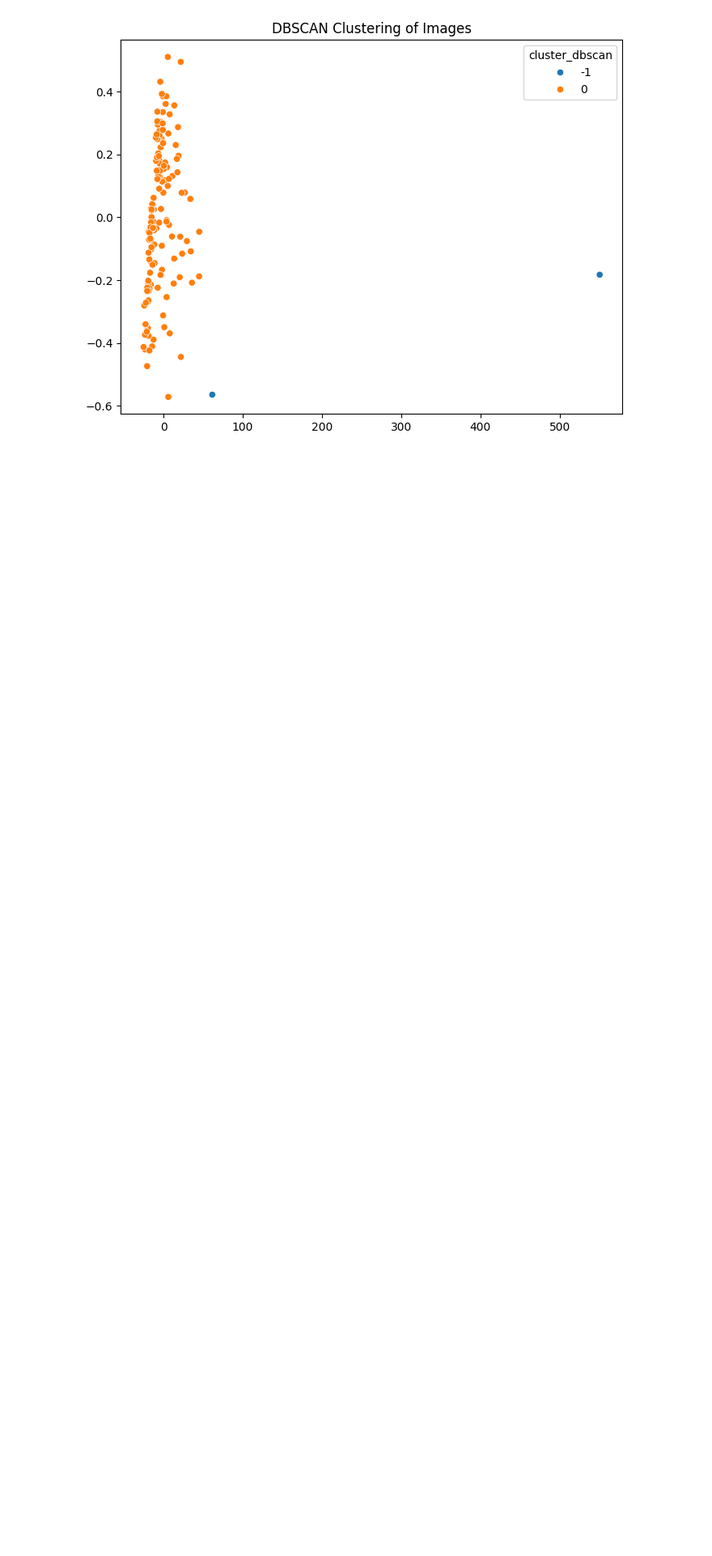
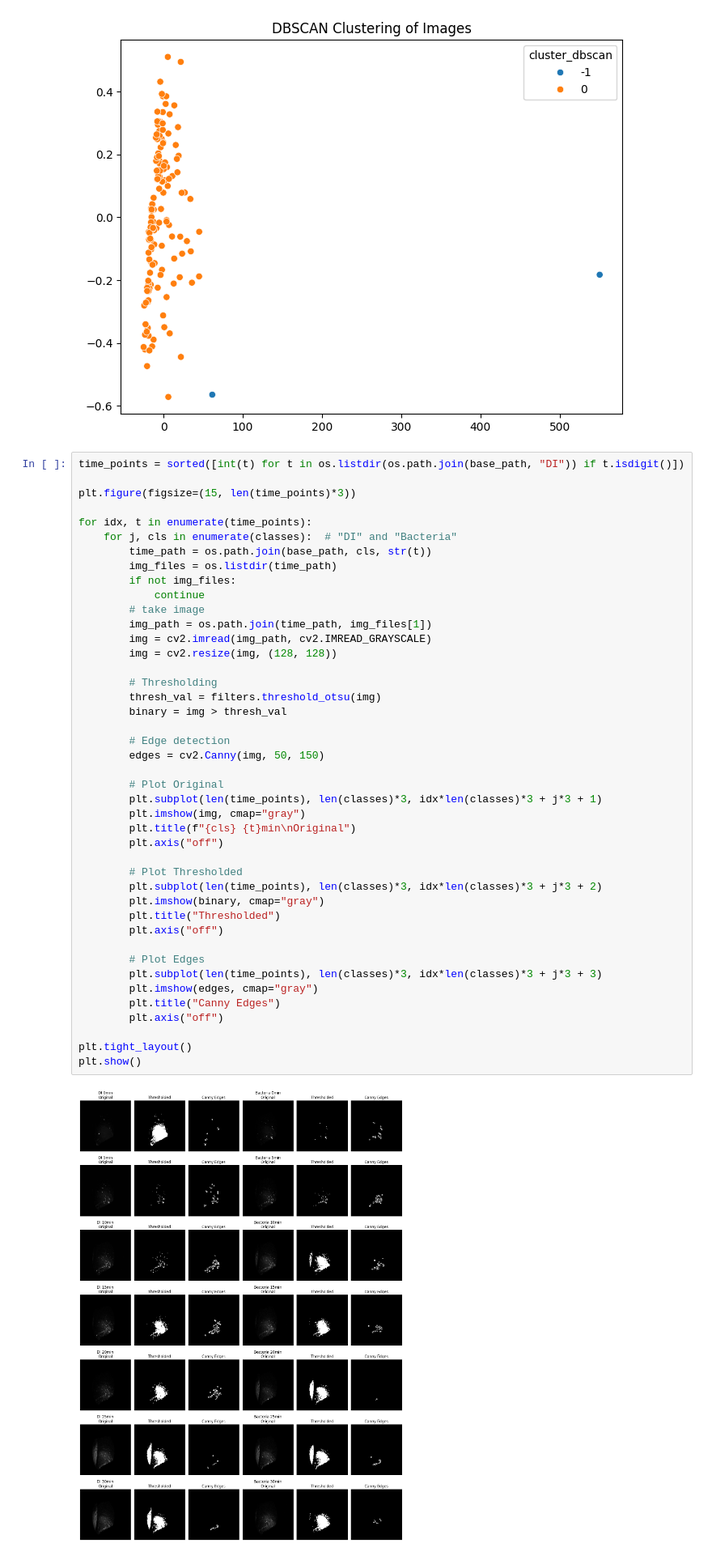
Before and after one commit to Aman-k-s/Meat-Spoilage-Detection, a Jupyter notebook: try.ipynb, the cells around one changed output. Shown at 81% size. Saved outputs shown, nothing was run; the diff lists cells and outputs as text; blank space fills up the shorter version.

Commit message:
thresholded and canny edges updated

```diff
--- a/try.ipynb
+++ b/try.ipynb
@@ -187,3 +187,48 @@ plt.show()
 # %% [output]
 [figure]
 [figure]
+# %%
+time_points = sorted([int(t) for t in os.listdir(os.path.join(base_path, "DI")) if t.isdigit()])
+
+plt.figure(figsize=(15, len(time_points)*3))
+
+for idx, t in enumerate(time_points):
+    for j, cls in enumerate(classes):  # "DI" and "Bacteria"
+        time_path = os.path.join(base_path, cls, str(t))
+        img_files = os.listdir(time_path)
+        if not img_files:
+            continue
+        # take image
+        img_path = os.path.join(time_path, img_files[1])
+        img = cv2.imread(img_path, cv2.IMREAD_GRAYSCALE)
+        img = cv2.resize(img, (128, 128))
+
+        # Thresholding
+        thresh_val = filters.threshold_otsu(img)
+        binary = img > thresh_val
+
+        # Edge detection
+        edges = cv2.Canny(img, 50, 150)
+
+        # Plot Original
+        plt.subplot(len(time_points), len(classes)*3, idx*len(classes)*3 + j*3 + 1)
+        plt.imshow(img, cmap="gray")
+        plt.title(f"{cls} {t}min\nOriginal")
+        plt.axis("off")
+
+        # Plot Thresholded
+        plt.subplot(len(time_points), len(classes)*3, idx*len(classes)*3 + j*3 + 2)
+        plt.imshow(binary, cmap="gray")
+        plt.title("Thresholded")
+        plt.axis("off")
+
+        # Plot Edges
+        plt.subplot(len(time_points), len(classes)*3, idx*len(classes)*3 + j*3 + 3)
+        plt.imshow(edges, cmap="gray")
+        plt.title("Canny Edges")
+        plt.axis("off")
+
+plt.tight_layout()
+plt.show()
+# %% [output]
+[figure, added]
```
Also changed, not shown: parts of 1 cell of this notebook.
